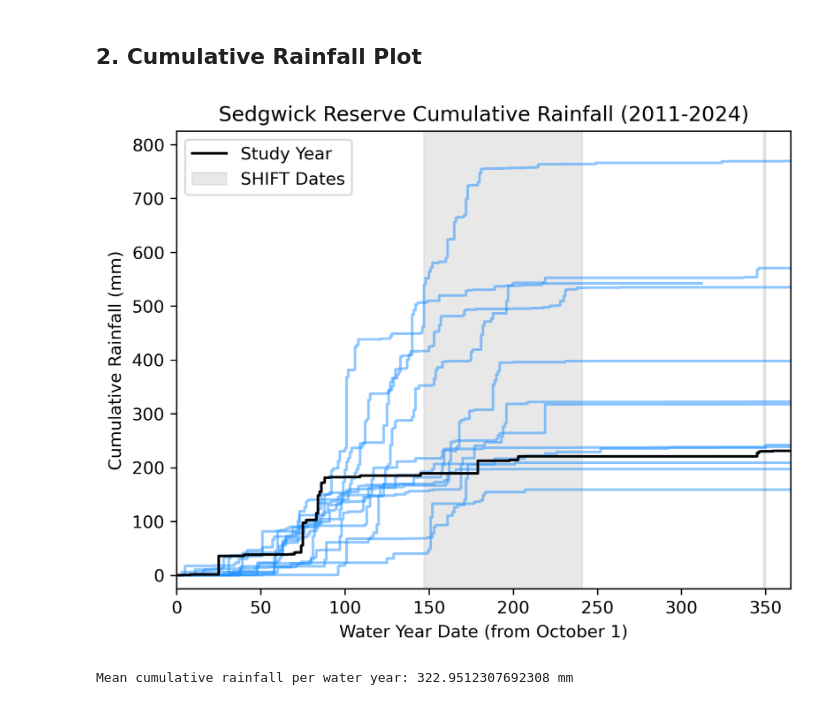
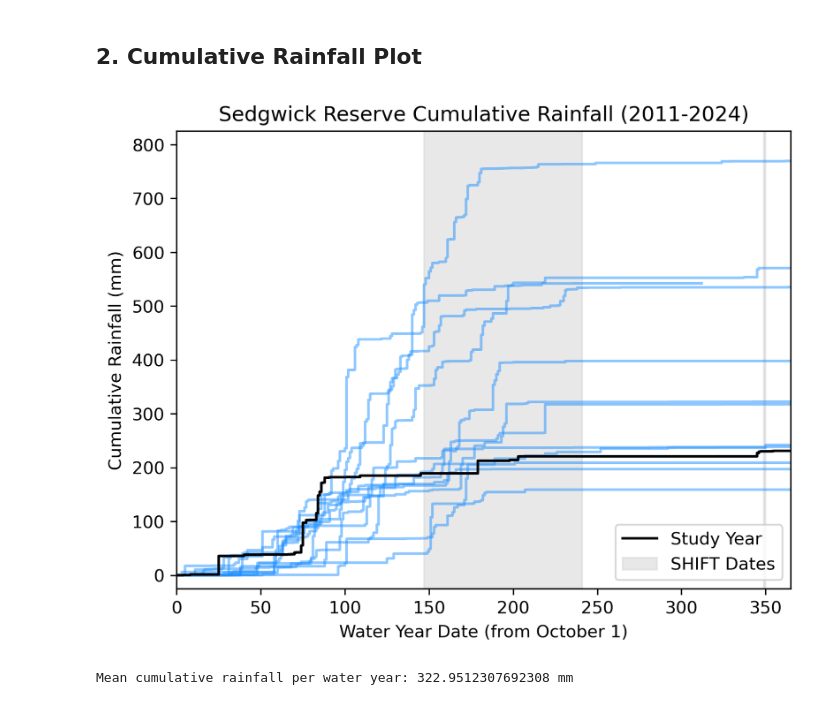
Before and after one commit to jean-allen/SHIFT_CWC, a Jupyter notebook: figures/s1_meteorology/reading_met_data.ipynb, the cells around one changed output. Drawn from its saved outputs; the diff is of its cells as text; code cells hidden in the pictures.

```diff
--- a/figures/s1_meteorology/reading_met_data.ipynb
+++ b/figures/s1_meteorology/reading_met_data.ipynb
@@ -54,33 +54,33 @@ met_data['water_year_day'] = met_data['datetime'].apply(lambda x: water_year_day
 # %%
 # plot cumulative rainfall for each year
 for year in range(2011, 2024):
     plt.plot(met_data[met_data['water_year'] == year]['water_year_day'], met_data[met_data['water_year'] == year]['cum_rainfall'], color = 'dodgerblue', alpha=0.5)
 
 # plot 2021 in black
 plt.plot(met_data[met_data['water_year'] == 2021]['water_year_day'], met_data[met_data['water_year'] == 2021]['cum_rainfall'], label='Study Year', color = 'black')
 
 # fill in between february 24 and may 29 for y values between 0 and 800
 water_day_1 = water_year_day(datetime.strptime('2021-02-24', '%Y-%m-%d'))
 water_day_2 = water_year_day(datetime.strptime('2021-05-29', '%Y-%m-%d'))
 plt.fill_between([water_day_1, water_day_2], -25, 825, color='lightgrey', alpha=0.5, label='SHIFT Dates')
 # same thing but for september 14 and september 15
 water_day_1 = water_year_day(datetime.strptime('2021-09-14', '%Y-%m-%d'))
 water_day_2 = water_year_day(datetime.strptime('2021-09-15', '%Y-%m-%d'))
 plt.fill_between([water_day_1, water_day_2], -25, 825, color='lightgrey', alpha=0.5)
 
 
 
 plt.xlabel('Water Year Date (from October 1)')
 plt.ylabel('Cumulative Rainfall (mm)')
 plt.title('Sedgwick Reserve Cumulative Rainfall (2011-2024)')
 plt.xlim(0, 365)
 plt.ylim(-25, 825)
-plt.legend()
+plt.legend(loc='lower right')
 
 # plt.savefig('./precipitation.png')
 plt.show()
 # %% [output]
-[figure, old version]
+[figure, new version]
 # %%
 cum_rainfalls = list(set(met_data[met_data['water_year_day'] == 365].cum_rainfall.values))
 mean_cum_rainfall = np.mean(cum_rainfalls)
```
Also changed, not shown: parts of 1 cell of this notebook, 3 other files.
